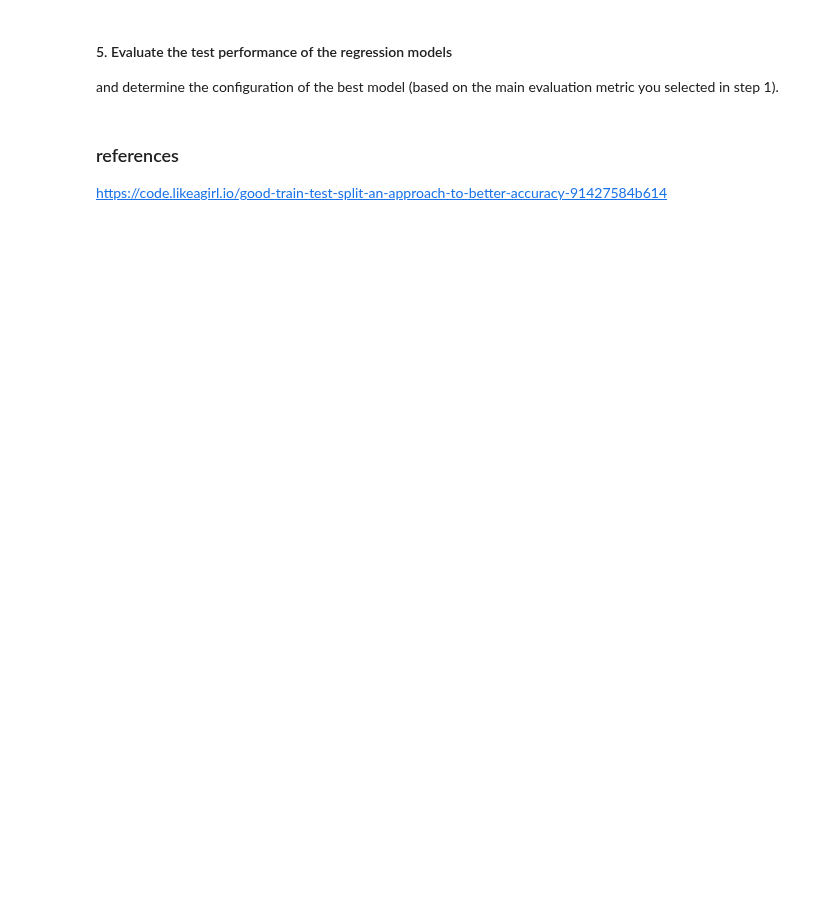
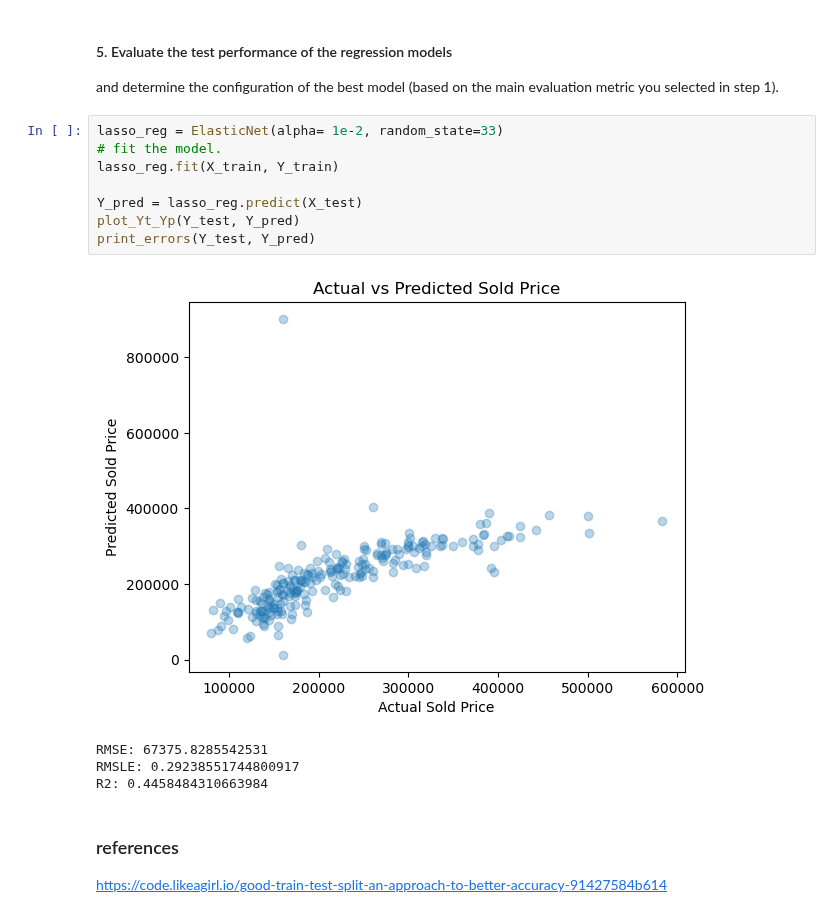
Before and after one commit to rajesvariparasa/ml-processing-pipeline-for-predicting-houseprices, a Jupyter notebook: Milestone-2-Regression.ipynb, the cells around one changed output. Saved outputs shown, nothing was run; the diff lists cells and outputs as text; blank space fills up the shorter version.

```diff
--- a/Milestone-2-Regression.ipynb
+++ b/Milestone-2-Regression.ipynb
@@ -737,6 +742,19 @@ TypeError: ElasticNet.__init__() got an unexpected keyword argument 'normalize'
 #### 5. Evaluate the test performance of the regression models
 
 and determine the configuration of the best model (based on the main evaluation metric you selected in step 1).
+# %%
+lasso_reg = ElasticNet(alpha= 1e-2, random_state=33)
+# fit the model.
+lasso_reg.fit(X_train, Y_train)
+
+Y_pred = lasso_reg.predict(X_test)
+plot_Yt_Yp(Y_test, Y_pred)
+print_errors(Y_test, Y_pred)
+# %% [output]
+[figure, added]
+RMSE: 67375.8285542531
+RMSLE: 0.29238551744800917
+R2: 0.4458484310663984
 # %% [markdown]
 ### references
 
```
Also changed, not shown: parts of 2 cells of this notebook.
